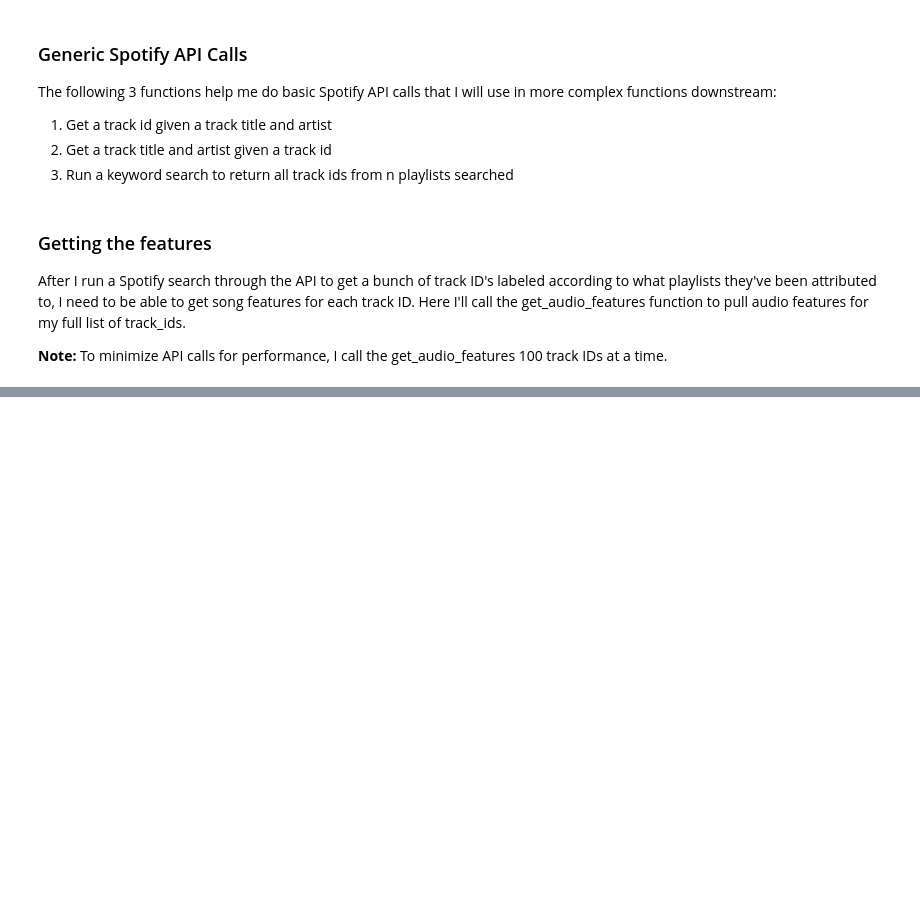
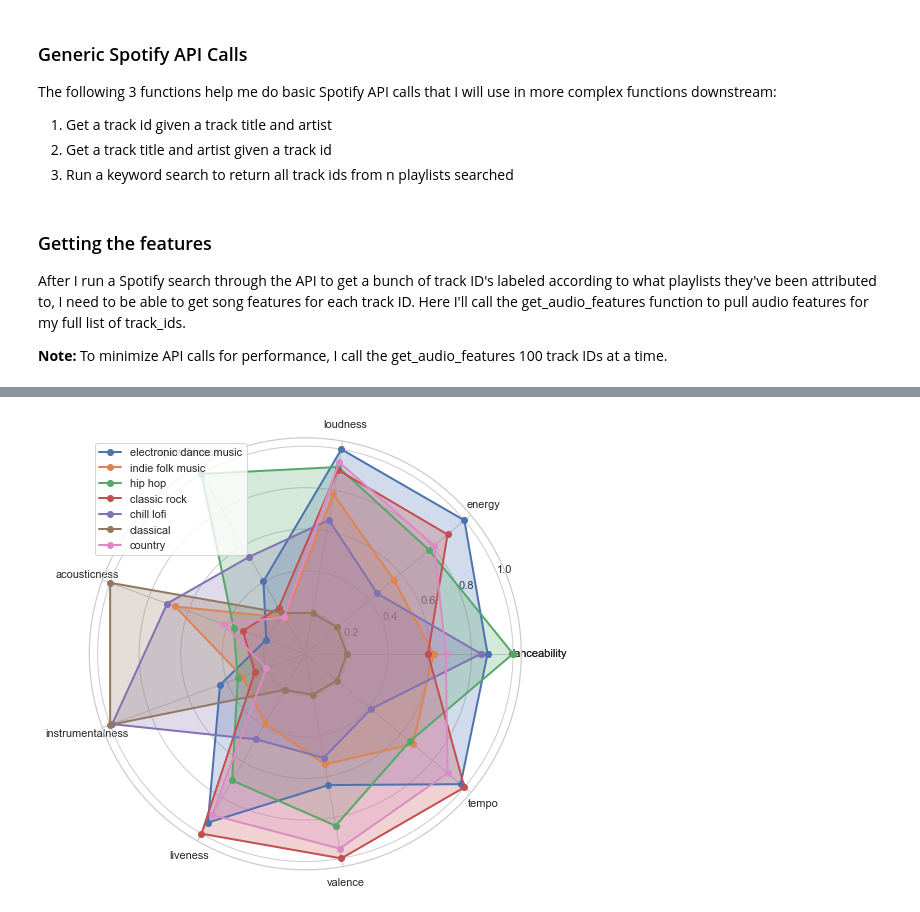
Before and after one commit to andrec279/contextify, a Jupyter notebook: contextify_explore.ipynb, the cells around one changed output, grey strips where cells are left out. Saved outputs shown, nothing was run; the diff lists cells and outputs as text; code cells hidden in the pictures; blank space fills up the shorter version.

```diff
--- a/contextify_explore.ipynb
+++ b/contextify_explore.ipynb
@@ -365,0 +654,52 @@ Runtime: 98.66457796096802 seconds
+# %%
+'''
+[1] Radar chart to compare average feature values between playlists
+
+Generate dataframe with n rows for n playlists and feature values in the columns.
+1. Reshape dataframe so each row has a playlist name of a song with the song's features
+2. Take the mean for each column within the playlist name
+3. Normalize the columns for each feature
+
+playlist | feature 1 | feature 2 | feature 3 | ...
+---------+-----------+-----------+-----------+ ...
+pl_1     |    0.5    |    0.8    |    0.9    | ...
+
+'''
+from sklearn.preprocessing import MinMaxScaler
+
+pls_df = pd.DataFrame(columns = ['label'] + features)
+
+for item in playlists:
+    pl_df = data[data['label']==item]
+    pl_df = pl_df[['label'] + features]
+    pl_averages = pl_df.groupby('label', as_index=False).mean()
+    pls_df = pls_df.append(pl_averages, ignore_index=True)
+
+scaler = MinMaxScaler(feature_range=(0.2, 1))
+
+pls_df_scaled = pd.DataFrame(columns = ['label'] + features)
+pls_df_values_scaled = scaler.fit_transform(pls_df[features].values)
+
+i = 0
+for row in pls_df_values_scaled:
+    pls_df_scaled_row = dict(zip(features, row))
+    pls_df_scaled_row['playlist'] = playlists[i]
+    pls_df_scaled = pls_df_scaled.append(pls_df_scaled_row, ignore_index=True)
+    i+=1
+
+fig = plt.figure()
+ax = fig.add_axes([0.30, 0.2, 1.5, 1.5], polar=True)
+labels = np.array(features)
+
+for index, row in pls_df_scaled.iterrows():
+    stats = pls_df_scaled.loc[index, labels].values
+    angles=np.linspace(0, 2*np.pi, len(labels), endpoint=False)
+    stats=np.concatenate((stats,[stats[0]]))
+    angles=np.concatenate((angles,[angles[0]]))
+    ax.plot(angles, stats, 'o-', linewidth=2)
+    ax.fill(angles, stats, alpha=0.25)
+    ax.set_thetagrids(angles * 180/np.pi, np.array(features + [features[0]]))
+    ax.legend(playlists)
+    ax.grid(True)
+# %% [output]
+[figure, added]
```
Also changed, not shown: parts of 50 cells of this notebook, 18 other files.
